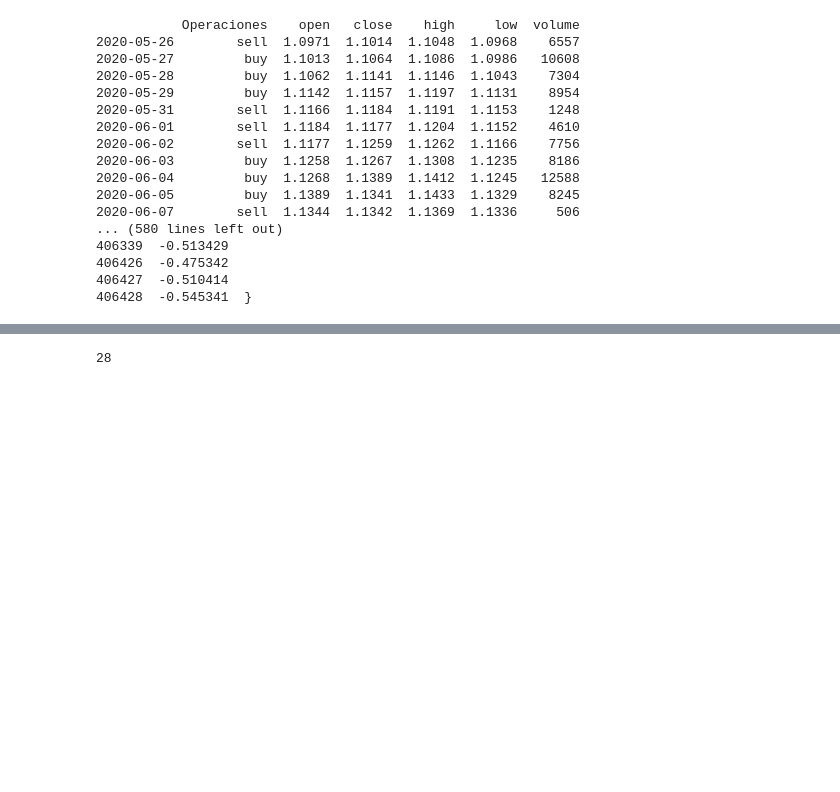
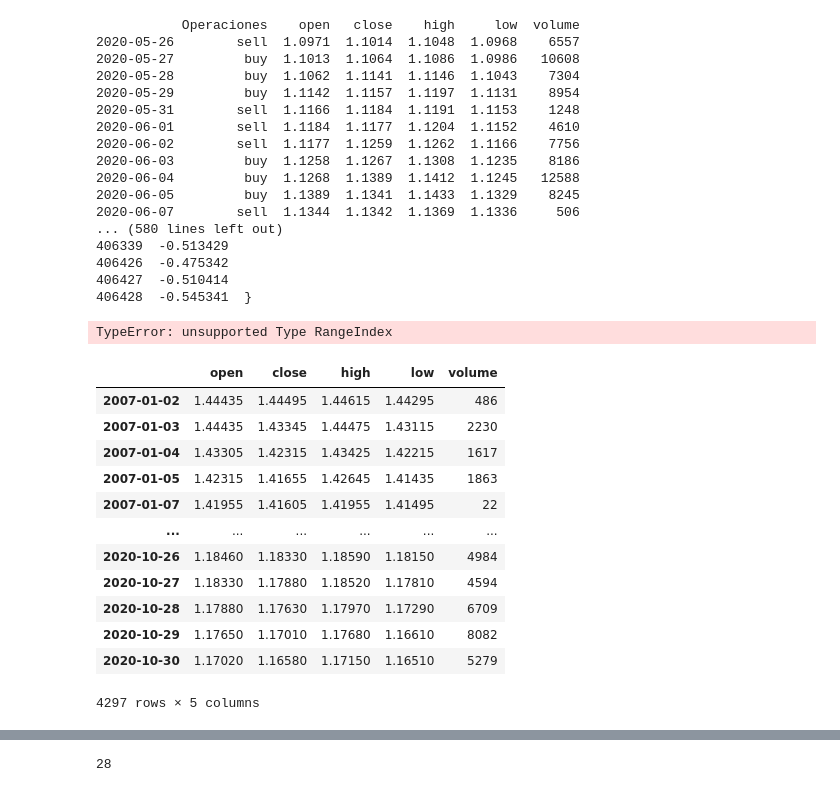
Before and after one commit to israelcastilloh/dynamic-hedging-ich, a Jupyter notebook: SLTP.ipynb, the cells around one changed output, grey strips where cells are left out. Cells and saved outputs as stored; diff of their text form; code cells hidden in the pictures; blank space fills up the shorter version.

```diff
--- a/SLTP.ipynb
+++ b/SLTP.ipynb
@@ -28,3 +28,25 @@ from main import *
 daily = futuros_hist_daily
 intra = futuros_hist_intraday
 pos = escenario_historicos
+modelo = futuros_hist_daily_modelo
+modelo.Fecha.to_timestamp()
+type(modelo.Fecha)
+#modelo.set_index('Fecha', inplace=True)
+# %% [output]
+TypeError: unsupported Type RangeIndex
+# %%
+daily
+# %% [output]
+|  | open | close | high | low | volume |
+| 2007-01-02 | 1.44435 | 1.44495 | 1.44615 | 1.44295 | 486 |
+| 2007-01-03 | 1.44435 | 1.43345 | 1.44475 | 1.43115 | 2230 |
+| 2007-01-04 | 1.43305 | 1.42315 | 1.43425 | 1.42215 | 1617 |
+| 2007-01-05 | 1.42315 | 1.41655 | 1.42645 | 1.41435 | 1863 |
+| 2007-01-07 | 1.41955 | 1.41605 | 1.41955 | 1.41495 | 22 |
+| ... | ... | ... | ... | ... | ... |
+| 2020-10-26 | 1.18460 | 1.18330 | 1.18590 | 1.18150 | 4984 |
+| 2020-10-27 | 1.18330 | 1.17880 | 1.18520 | 1.17810 | 4594 |
+| 2020-10-28 | 1.17880 | 1.17630 | 1.17970 | 1.17290 | 6709 |
+| 2020-10-29 | 1.17650 | 1.17010 | 1.17680 | 1.16610 | 8082 |
+| 2020-10-30 | 1.17020 | 1.16580 | 1.17150 | 1.16510 | 5279 |
+4297 rows × 5 columns
```
Also changed, not shown: parts of 5 cells of this notebook, 1 other file.
